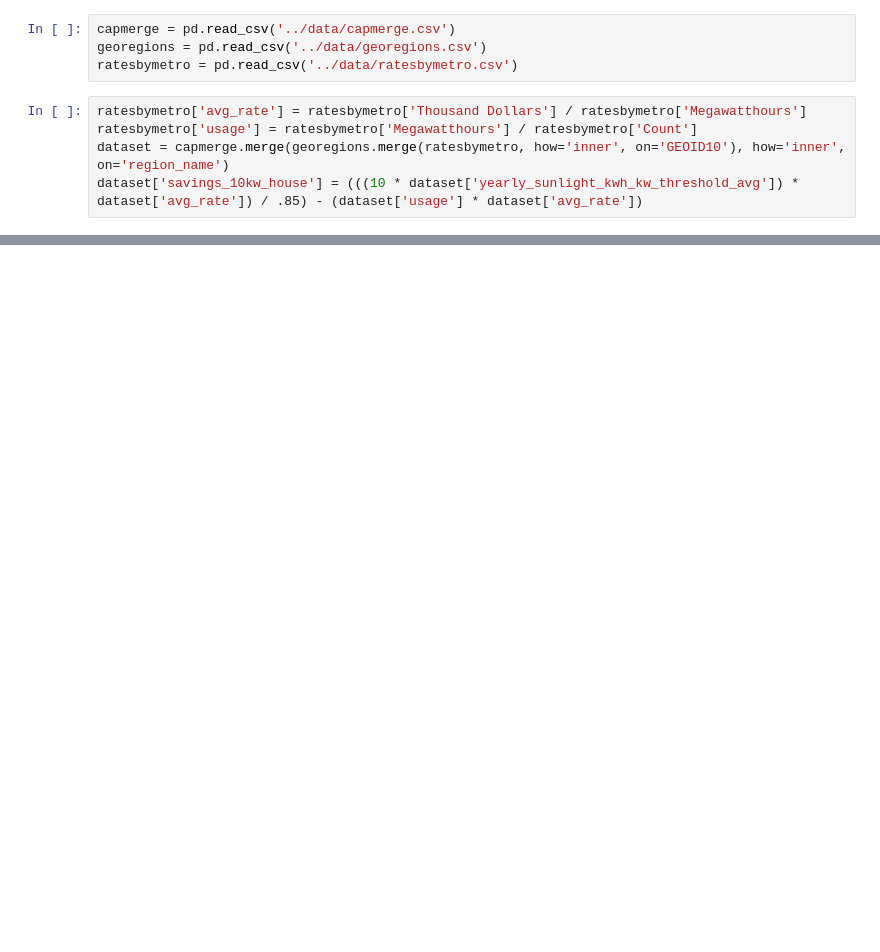
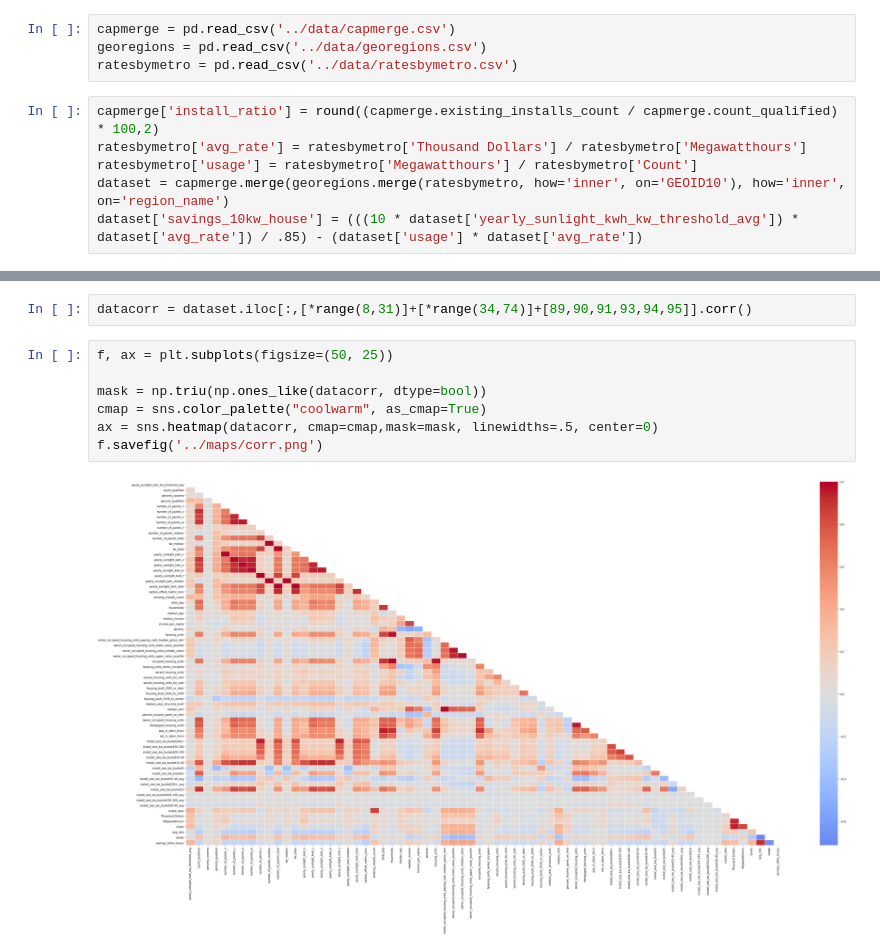
Before and after one commit to pfbabb/solar_roof_community_project, a Jupyter notebook: notebooks/eda_merged_data.ipynb, the cells around one changed output, grey strips where cells are left out. Cells and saved outputs as stored; diff of their text form; blank space fills up the shorter version.

```diff
--- a/notebooks/eda_merged_data.ipynb
+++ b/notebooks/eda_merged_data.ipynb
@@ -5,6 +8,7 @@ capmerge = pd.read_csv('../data/capmerge.csv')
 georegions = pd.read_csv('../data/georegions.csv')
 ratesbymetro = pd.read_csv('../data/ratesbymetro.csv')
 # %%
+capmerge['install_ratio'] = round((capmerge.existing_installs_count / capmerge.count_qualified) * 100,2)
 ratesbymetro['avg_rate'] = ratesbymetro['Thousand Dollars'] / ratesbymetro['Megawatthours']
 ratesbymetro['usage'] = ratesbymetro['Megawatthours'] / ratesbymetro['Count']
 dataset = capmerge.merge(georegions.merge(ratesbymetro, how='inner', on='GEOID10'), how='inner', on='region_name')
@@ -13,0 +38,11 @@ dataset.corr().to_csv('../data/corr.csv')
+# %%
+datacorr = dataset.iloc[:,[*range(8,31)]+[*range(34,74)]+[89,90,91,93,94,95]].corr()
+# %%
+f, ax = plt.subplots(figsize=(50, 25))
+
+mask = np.triu(np.ones_like(datacorr, dtype=bool))
+cmap = sns.color_palette("coolwarm", as_cmap=True)
+ax = sns.heatmap(datacorr, cmap=cmap,mask=mask, linewidths=.5, center=0)
+f.savefig('../maps/corr.png')
+# %% [output]
+[figure, added]
```
Also changed, not shown: parts of 3 cells of this notebook, 7 other files.
